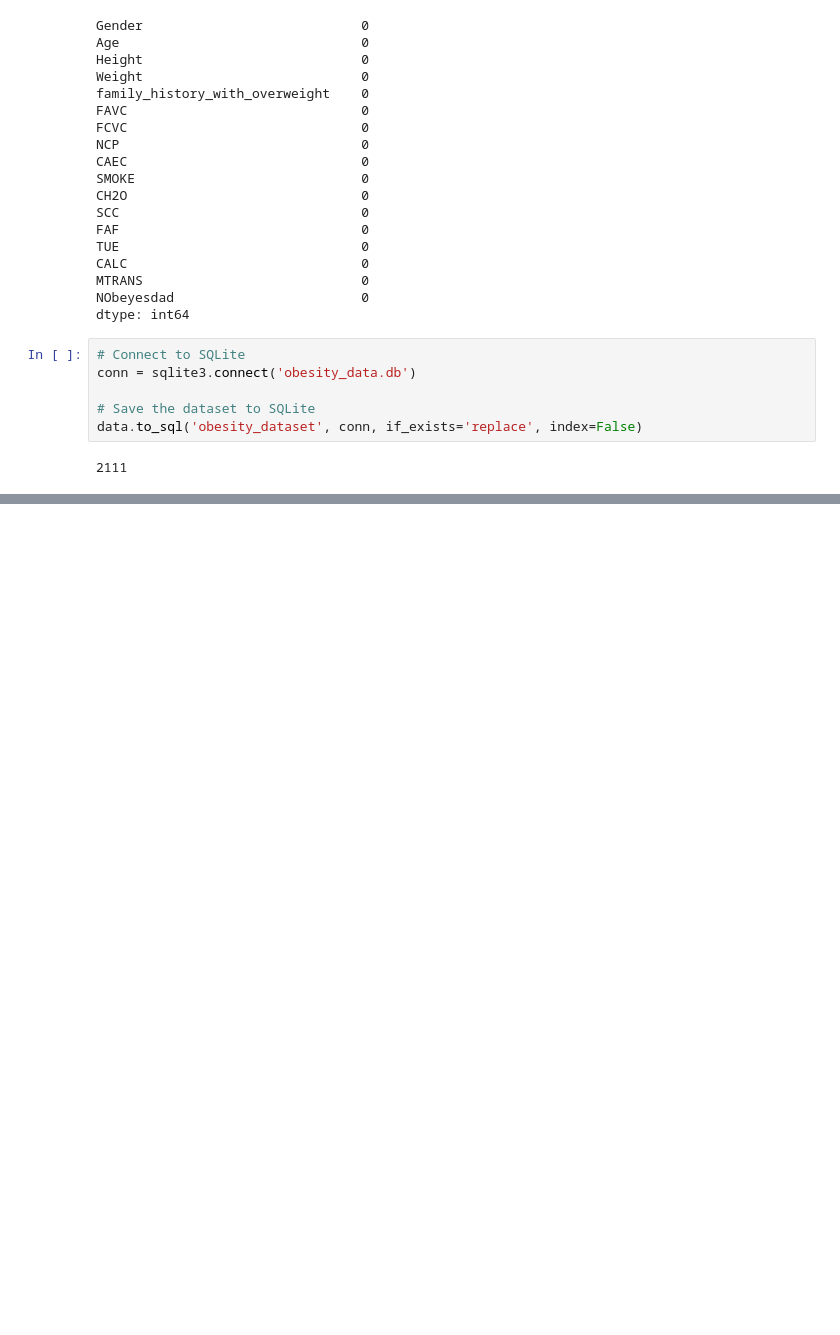
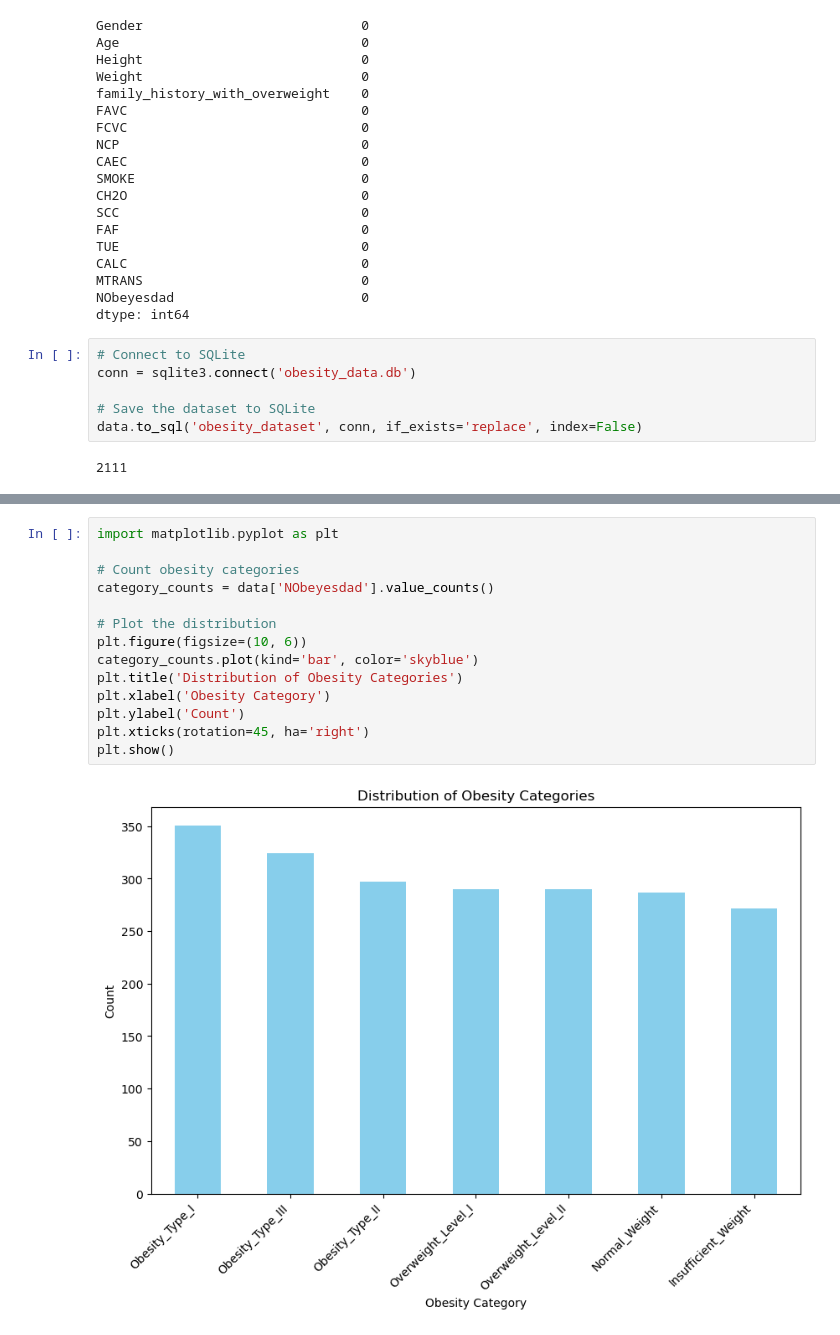
Before and after one commit to ngoqbrian/Obesity-Risk-Scoring-Enhancing-Health-Insurance-Plans, a Jupyter notebook: Brian Ngo/src/Obesity_Brian.ipynb, the cells around one changed output, grey strips where cells are left out. Drawn from its saved outputs; the diff is of its cells as text; blank space fills up the shorter version.

```diff
--- a/Brian Ngo/src/Obesity_Brian.ipynb
+++ b/Brian Ngo/src/Obesity_Brian.ipynb
@@ -82,0 +100,16 @@ data.to_sql('obesity_dataset', conn, if_exists='replace', index=False)
+# %%
+import matplotlib.pyplot as plt
+
+# Count obesity categories
+category_counts = data['NObeyesdad'].value_counts()
+
+# Plot the distribution
+plt.figure(figsize=(10, 6))
+category_counts.plot(kind='bar', color='skyblue')
+plt.title('Distribution of Obesity Categories')
+plt.xlabel('Obesity Category')
+plt.ylabel('Count')
+plt.xticks(rotation=45, ha='right')
+plt.show()
+# %% [output]
+[figure, added]
```
Also changed, not shown: parts of 3 cells of this notebook, 2 other files.
